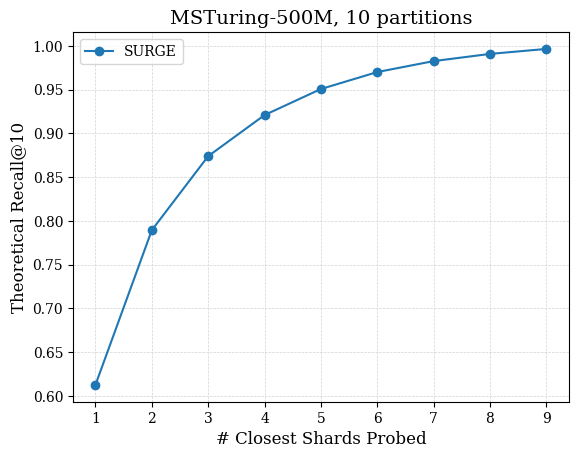
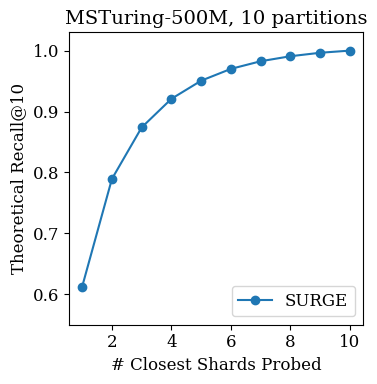
Unified diff of the notebook cell whose output changed from the first chart to the second:
--- before
+++ after
@@ -1,11 +1,15 @@
+plt.figure(figsize=(4, 4))
+
 plt.plot(msturing_500M_surge[msturing_500M_surge["mode"] == "nprobe"]["param"],
          msturing_500M_surge[msturing_500M_surge["mode"] == "nprobe"]["recall"], label="SURGE", marker="o")
 
-plt.grid(True, which="both", linestyle="--", linewidth=0.5)
+# plt.grid(True, which="both", linestyle="--", linewidth=0.5)
 
 plt.xlabel("# Closest Shards Probed")
 plt.ylabel("Theoretical Recall@10")
 plt.title("MSTuring-500M, 10 partitions")
-plt.legend()
+plt.legend(loc="lower right")
+plt.tight_layout()
+plt.ylim(0.55, 1.03)
 
 plt.savefig("msturing500_theoretical_recall_vs_nprobe.pdf", bbox_inches="tight")

Commit: new fig 1 plots